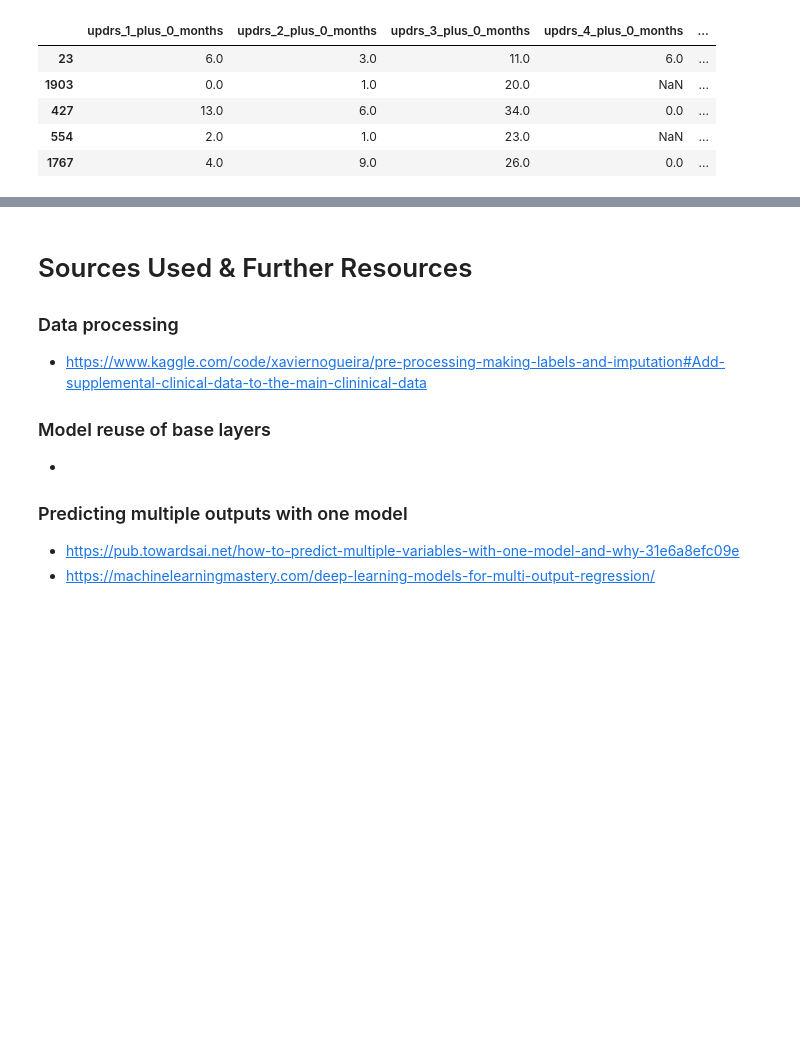
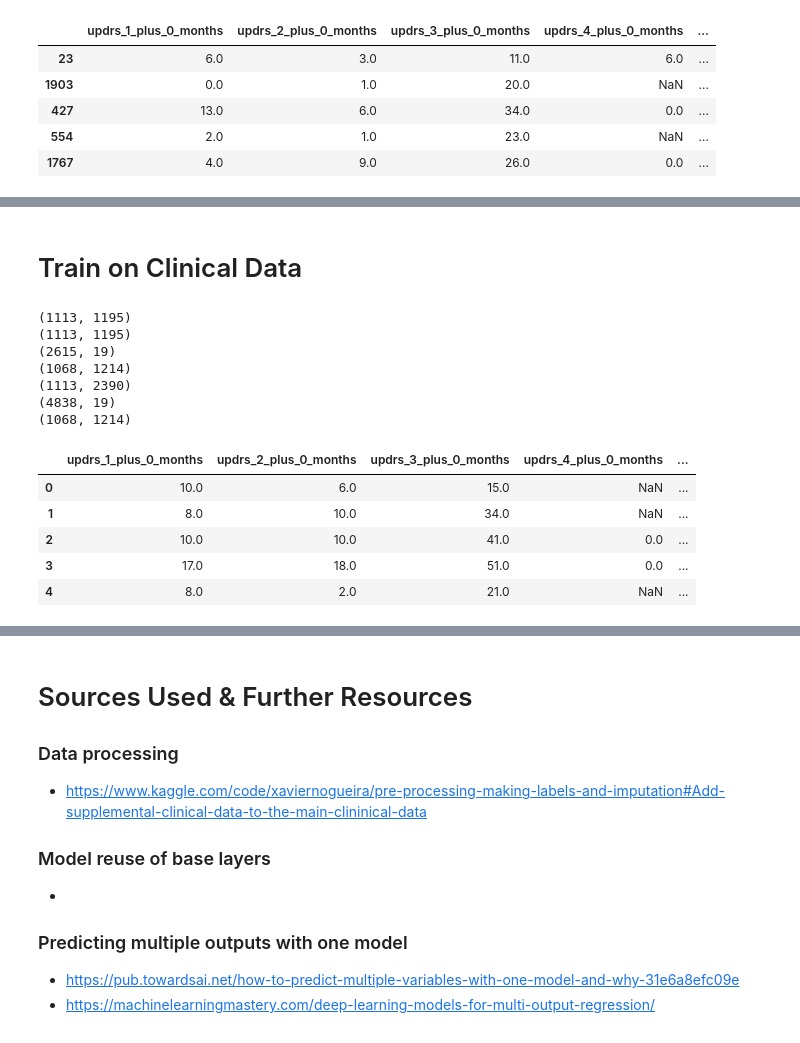
Before and after one commit to s-feinstein/SCS_3546_024-Deep-Learning, a Jupyter notebook: Term-Project/parkinsons-progression-pred.ipynb, the cells around one changed output, grey strips where cells are left out. Saved outputs shown, nothing was run; the diff lists cells and outputs as text; code cells hidden in the pictures; blank space fills up the shorter version.

```diff
--- a/Term-Project/parkinsons-progression-pred.ipynb
+++ b/Term-Project/parkinsons-progression-pred.ipynb
@@ -476,0 +469,50 @@ MAE: nan (nan)
+# %% [markdown]
+# Train on Clinical Data
+# %%
+# Join clinical data with peptide data to align indices
+iter_prot_and_peps_df.head()
+print(iter_prot_and_peps_df.shape)
+knn_prot_and_peps_df.head()
+print(knn_prot_and_peps_df.shape)
+clinical_df_pp.head()
+print(clinical_df_pp.shape)
+iter_cols = list(iter_prot_and_peps_df.columns)
+knn_cols = list(knn_prot_and_peps_df.columns)
+clin_cols = list(clinical_df_pp.columns)
+
+full_clinical_df_iter = pd.merge(clinical_df_pp, iter_prot_and_peps_df, how='inner', on = 'visit_id')
+print(full_clinical_df_iter.shape)
+full_clinical_df_iter.head()
+full_clinical_df_knn = pd.merge(knn_prot_and_peps_df, iter_prot_and_peps_df, how='inner', on = 'visit_id')
+print(full_clinical_df_knn.shape)
+full_clinical_df_knn.head()
+
+# Sanity check to make sure there's no protein/peptide data in the supplemental dataset
+all_clinical_df = clinical_df_pp.append(supp_clinical_df_pp)
+print(all_clinical_df.shape)
+all_clinical_df.head()
+all_clinical_df_iter = pd.merge(all_clinical_df, iter_prot_and_peps_df, how='inner', on = 'visit_id')
+print(all_clinical_df_iter.shape)
+
+# Split them back apart, but now they're in order
+iter_X = full_clinical_df_iter.drop(columns=clin_cols,).reset_index(drop=True)
+iter_X.head()
+knn_X = full_clinical_df_iter.drop(columns=clin_cols,).reset_index(drop=True)
+knn_X.head()
+y = full_clinical_df_iter.drop(columns=iter_cols,).reset_index(drop=True)
+y = y.drop(columns=['patient_id', 'visit_month', 'upd23b_clinical_state_on_medication'],)
+y.head()
+# %% [output]
+(1113, 1195)
+(1113, 1195)
+(2615, 19)
+(1068, 1214)
+(1113, 2390)
+(4838, 19)
+(1068, 1214)
+|  | updrs_1_plus_0_months | updrs_2_plus_0_months | updrs_3_plus_0_months | updrs_4_plus_0_months | ... |
+| 0 | 10.0 | 6.0 | 15.0 | NaN | ... |
+| 1 | 8.0 | 10.0 | 34.0 | NaN | ... |
+| 2 | 10.0 | 10.0 | 41.0 | 0.0 | ... |
+| 3 | 17.0 | 18.0 | 51.0 | 0.0 | ... |
+| 4 | 8.0 | 2.0 | 21.0 | NaN | ... |
```
Also changed, not shown: parts of 9 cells of this notebook.
